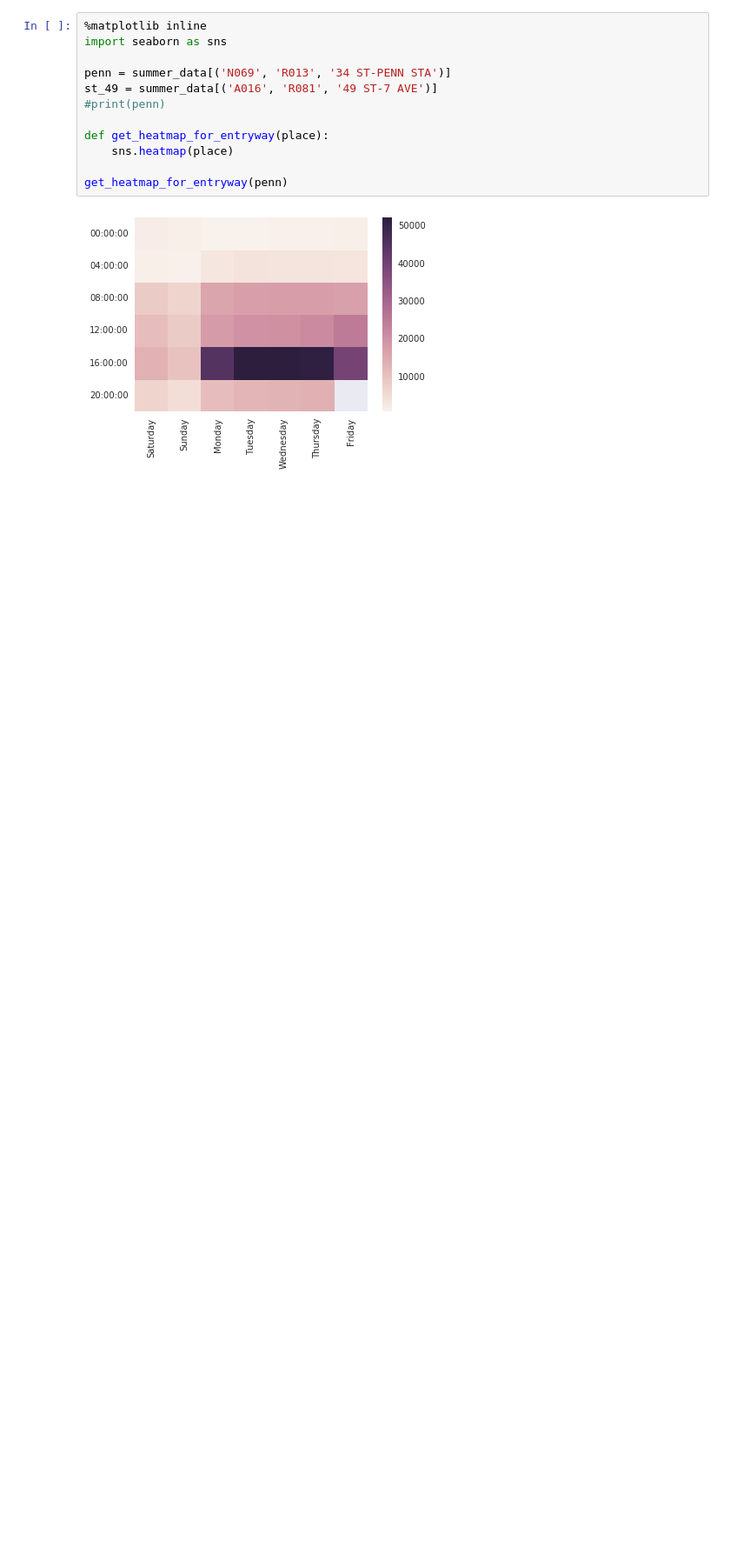
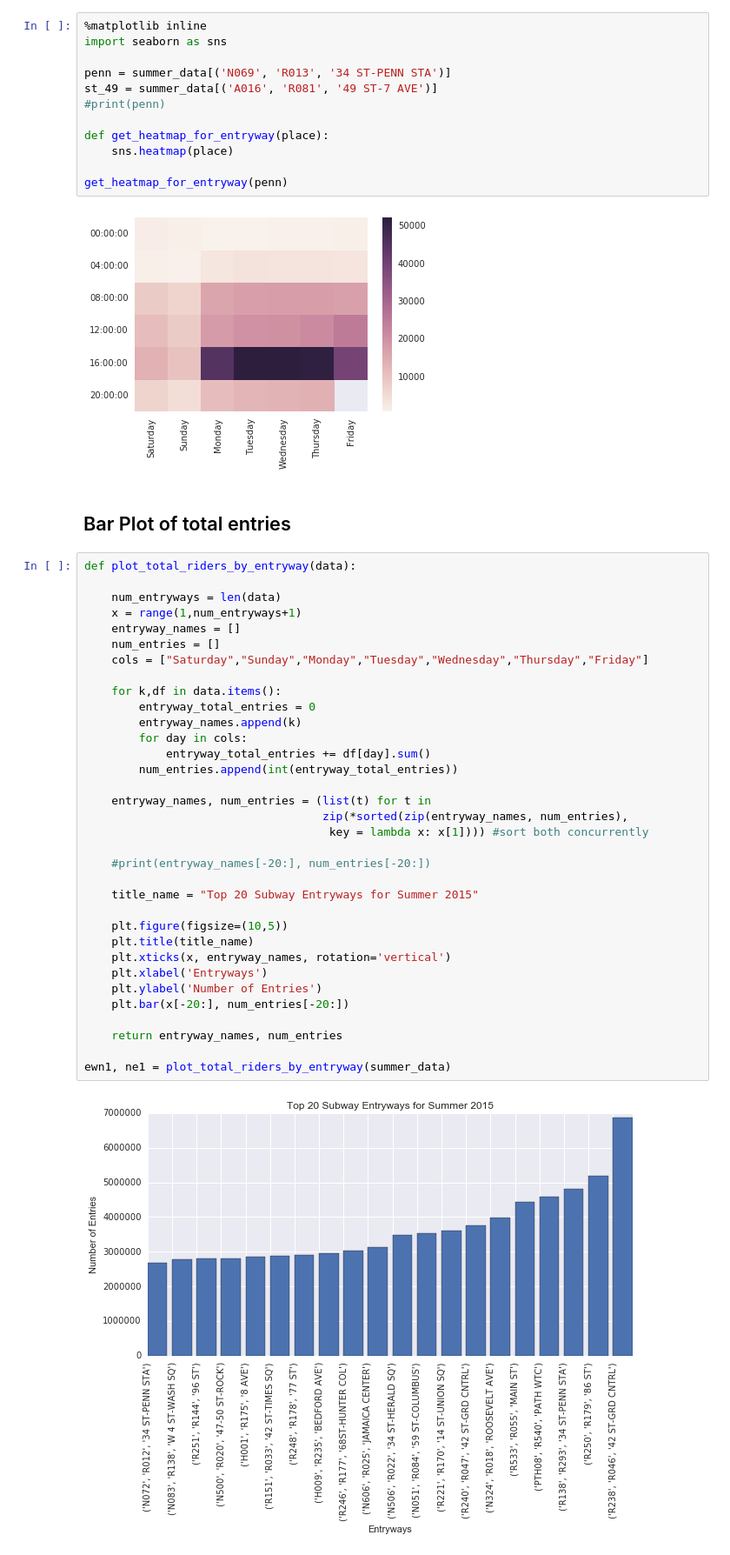
Before and after one commit to jstnstwrt/nyc-subway-station-reccomender, a Jupyter notebook: MTA2015_data/heat_map_testing.ipynb, the cells around one changed output. Shown at 87% size. Drawn from its saved outputs; the diff is of its cells as text; blank space fills up the shorter version.

Commit message:
bar plot by most entries and dataframe for entries

```diff
--- a/MTA2015_data/heat_map_testing.ipynb
+++ b/MTA2015_data/heat_map_testing.ipynb
@@ -126,3 +128,41 @@ def get_heatmap_for_entryway(place):
 get_heatmap_for_entryway(penn)
 # %% [output]
 [figure]
+# %% [markdown]
+## Bar Plot of total entries
+# %%
+def plot_total_riders_by_entryway(data):
+
+    num_entryways = len(data)
+    x = range(1,num_entryways+1)
+    entryway_names = []
+    num_entries = []
+    cols = ["Saturday","Sunday","Monday","Tuesday","Wednesday","Thursday","Friday"]
+
+    for k,df in data.items():
+        entryway_total_entries = 0
+        entryway_names.append(k)
+        for day in cols:
+            entryway_total_entries += df[day].sum()
+        num_entries.append(int(entryway_total_entries))
+
+    entryway_names, num_entries = (list(t) for t in
+                                   zip(*sorted(zip(entryway_names, num_entries),
+                                    key = lambda x: x[1]))) #sort both concurrently
+
+    #print(entryway_names[-20:], num_entries[-20:])
+
+    title_name = "Top 20 Subway Entryways for Summer 2015"
+
+    plt.figure(figsize=(10,5))
+    plt.title(title_name)
+    plt.xticks(x, entryway_names, rotation='vertical')
+    plt.xlabel('Entryways')
+    plt.ylabel('Number of Entries')
+    plt.bar(x[-20:], num_entries[-20:])
+
+    return entryway_names, num_entries
+
+ewn1, ne1 = plot_total_riders_by_entryway(summer_data)
+# %% [output]
+[figure, added]
```
Also changed, not shown: parts of 4 cells of this notebook.
